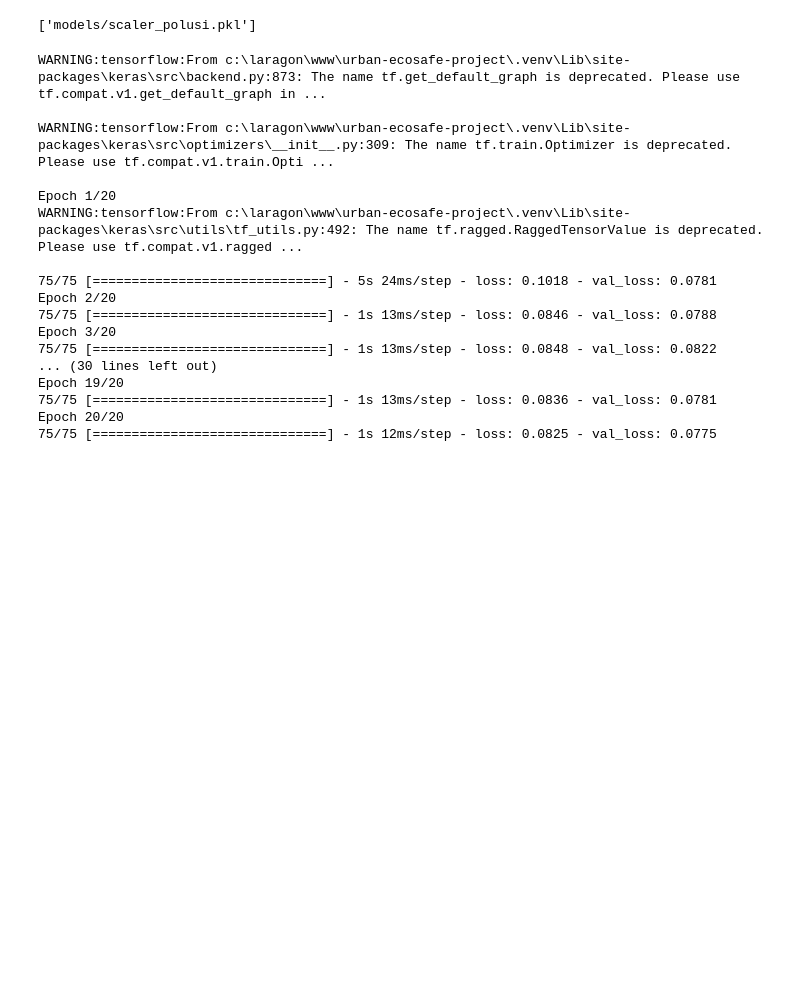
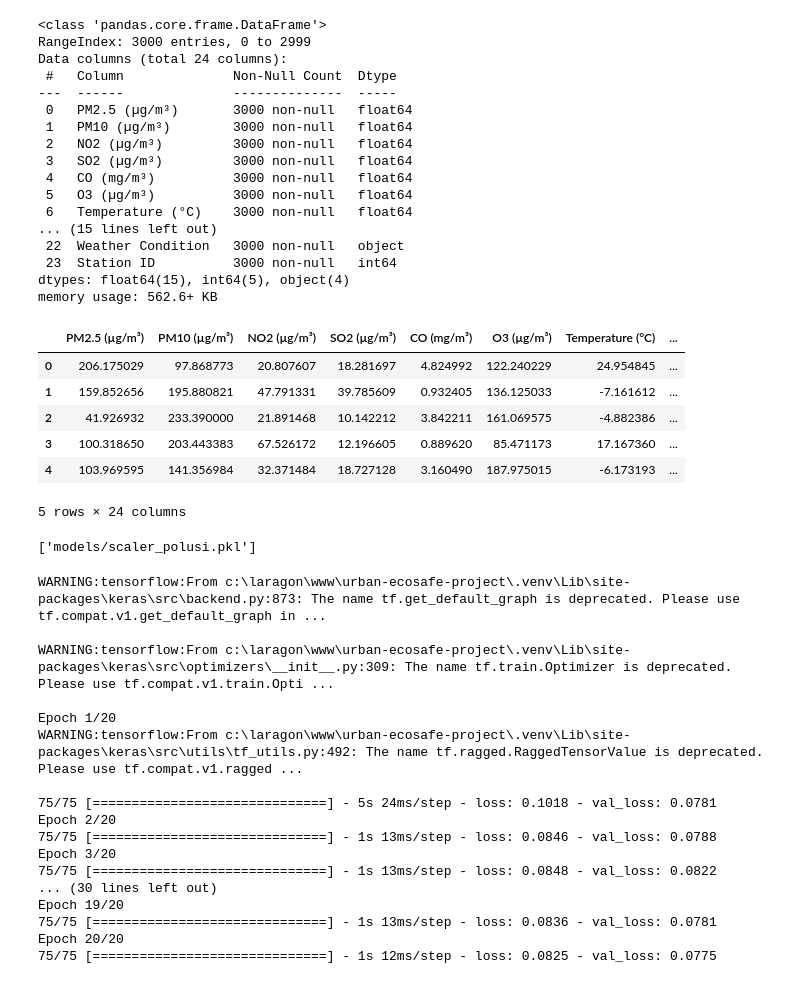
Before and after one commit to jojosbagas/urban-ecosafe-project, a Jupyter notebook: 02_charis_lstm_forecasting.ipynb, the cells around one changed output. Saved outputs shown, nothing was run; the diff lists cells and outputs as text; code cells hidden in the pictures; blank space fills up the shorter version.

```diff
--- a/02_charis_lstm_forecasting.ipynb
+++ b/02_charis_lstm_forecasting.ipynb
@@ -12,10 +11,38 @@ WARNING:tensorflow:From c:\laragon\www\urban-ecosafe-project\.venv\Lib\site-pack
 # %%
 df = pd.read_csv('air_pollution_china.csv')
 
 df = df.sort_values(by=['Year', 'Month', 'Hour']).reset_index(drop=True)
 
 features = ['PM2.5 (µg/m³)', 'Temperature (°C)', 'Humidity (%)', 'Wind Speed (m/s)', 'Pressure (hPa)']
 data = df[features].fillna(method='ffill')
+
+df.info()
+df.head()
+# %% [output]
+<class 'pandas.core.frame.DataFrame'>
+RangeIndex: 3000 entries, 0 to 2999
+Data columns (total 24 columns):
+ #   Column              Non-Null Count  Dtype
+---  ------              --------------  -----
+ 0   PM2.5 (µg/m³)       3000 non-null   float64
+ 1   PM10 (µg/m³)        3000 non-null   float64
+ 2   NO2 (µg/m³)         3000 non-null   float64
+ 3   SO2 (µg/m³)         3000 non-null   float64
+ 4   CO (mg/m³)          3000 non-null   float64
+ 5   O3 (µg/m³)          3000 non-null   float64
+ 6   Temperature (°C)    3000 non-null   float64
+... (15 lines left out)
+ 22  Weather Condition   3000 non-null   object
+ 23  Station ID          3000 non-null   int64
+dtypes: float64(15), int64(5), object(4)
+memory usage: 562.6+ KB
+|  | PM2.5 (µg/m³) | PM10 (µg/m³) | NO2 (µg/m³) | SO2 (µg/m³) | CO (mg/m³) | O3 (µg/m³) | Temperature (°C) | ... |
+| 0 | 206.175029 | 97.868773 | 20.807607 | 18.281697 | 4.824992 | 122.240229 | 24.954845 | ... |
+| 1 | 159.852656 | 195.880821 | 47.791331 | 39.785609 | 0.932405 | 136.125033 | -7.161612 | ... |
+| 2 | 41.926932 | 233.390000 | 21.891468 | 10.142212 | 3.842211 | 161.069575 | -4.882386 | ... |
+| 3 | 100.318650 | 203.443383 | 67.526172 | 12.196605 | 0.889620 | 85.471173 | 17.167360 | ... |
+| 4 | 103.969595 | 141.356984 | 32.371484 | 18.727128 | 3.160490 | 187.975015 | -6.173193 | ... |
+5 rows × 24 columns
 # %%
 scaler = MinMaxScaler(feature_range=(0, 1))
 scaled_data = scaler.fit_transform(data)
```
Also changed, not shown: parts of 1 cell of this notebook.
